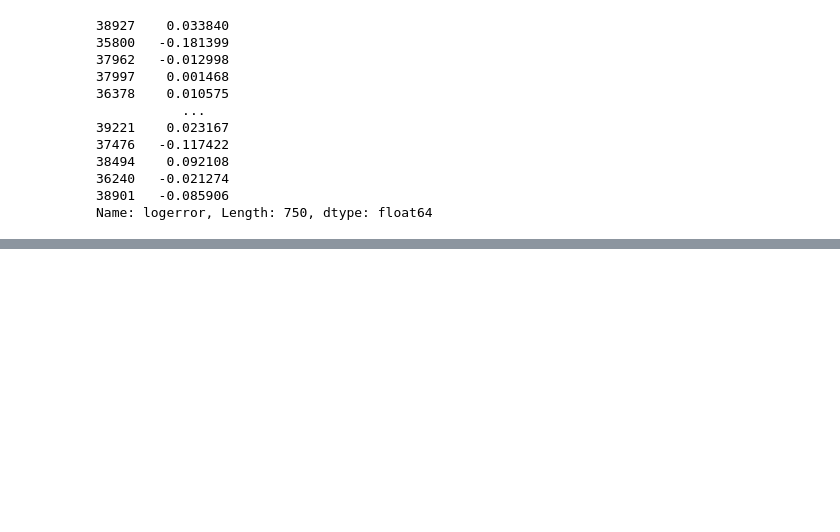
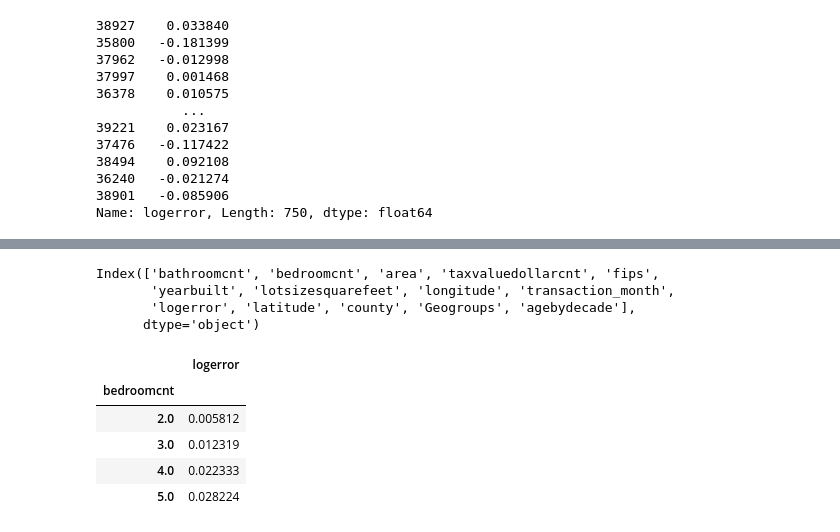
Before and after one commit to mackenr/clustering-exercises-, a Jupyter notebook: explore_zillow.ipynb, the cells around one changed output, grey strips where cells are left out. Drawn from its saved outputs; the diff is of its cells as text; code cells hidden in the pictures; blank space fills up the shorter version.

```diff
--- a/explore_zillow.ipynb
+++ b/explore_zillow.ipynb
@@ -216,0 +441,19 @@ Name: logerror, Length: 750, dtype: float64
+# %%
+train_la.columns
+# %% [output]
+Index(['bathroomcnt', 'bedroomcnt', 'area', 'taxvaluedollarcnt', 'fips',
+       'yearbuilt', 'lotsizesquarefeet', 'longitude', 'transaction_month',
+       'logerror', 'latitude', 'county', 'Geogroups', 'agebydecade'],
+      dtype='object')
+# %%
+grp = train_la[['logerror','bedroomcnt']].groupby('bedroomcnt')
+grp.mean()
+# group1=grp.get_group('bedroomcnt')
+# # group1
+# %% [output]
+|  | logerror |
+| bedroomcnt |  |
+| 2.0 | 0.005812 |
+| 3.0 | 0.012319 |
+| 4.0 | 0.022333 |
+| 5.0 | 0.028224 |
```
Also changed, not shown: parts of 8 cells of this notebook, 2 other files.
